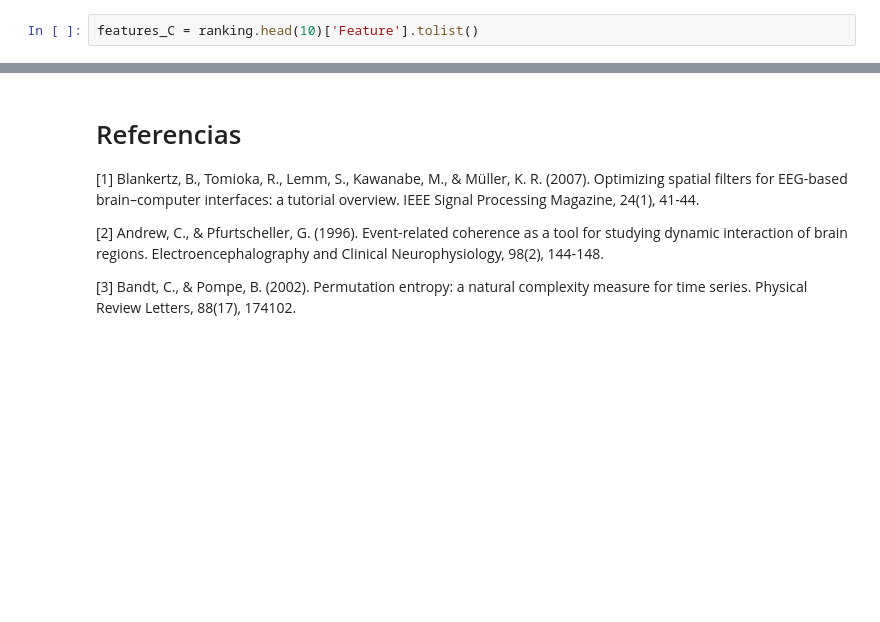
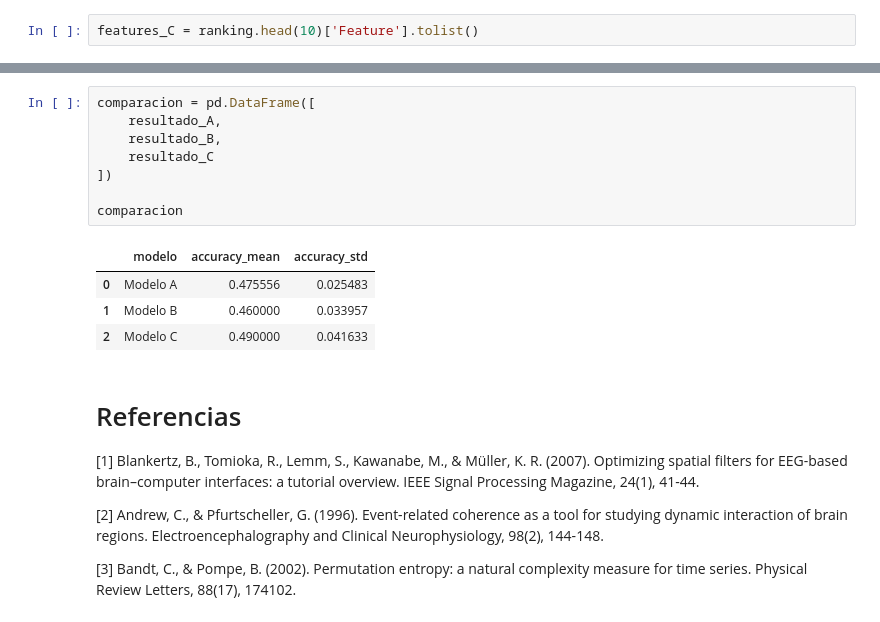
Before and after one commit to luhernandez12/Proyecto2-KarenAgudelo-LuisaHernandez, a Jupyter notebook: Codigo.ipynb, the cells around one changed output, grey strips where cells are left out. Drawn from its saved outputs; the diff is of its cells as text; blank space fills up the shorter version.

```diff
--- a/Codigo.ipynb
+++ b/Codigo.ipynb
@@ -1745,3 +1862,16 @@ Desviación estándar:
+# %%
+comparacion = pd.DataFrame([
+    resultado_A,
+    resultado_B,
+    resultado_C
+])
+
+comparacion
+# %% [output]
+|  | modelo | accuracy_mean | accuracy_std |
+| 0 | Modelo A | 0.475556 | 0.025483 |
+| 1 | Modelo B | 0.460000 | 0.033957 |
+| 2 | Modelo C | 0.490000 | 0.041633 |
 # %% [markdown]
 # Referencias
 [1] Blankertz, B., Tomioka, R., Lemm, S., Kawanabe, M., & Müller, K. R. (2007). Optimizing spatial filters for EEG-based brain–computer interfaces: a tutorial overview. IEEE Signal Processing Magazine, 24(1), 41-44.
```
Also changed, not shown: parts of 7 cells of this notebook.
